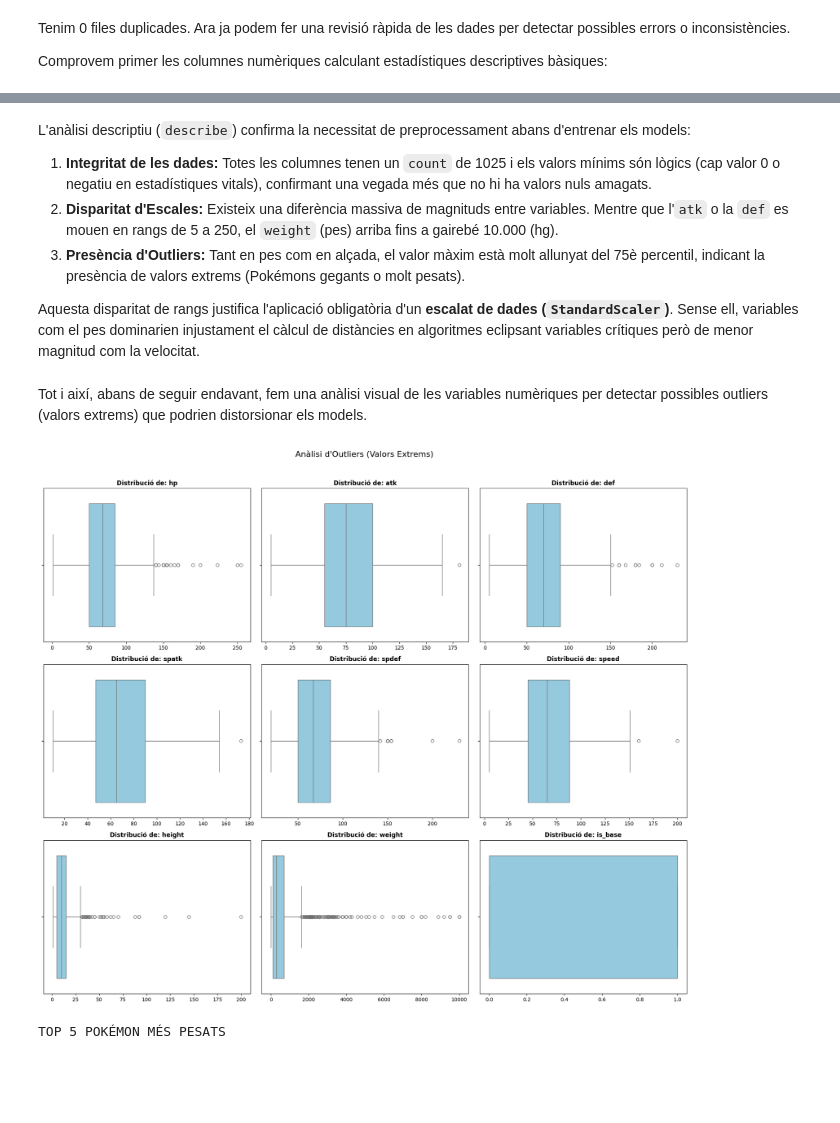
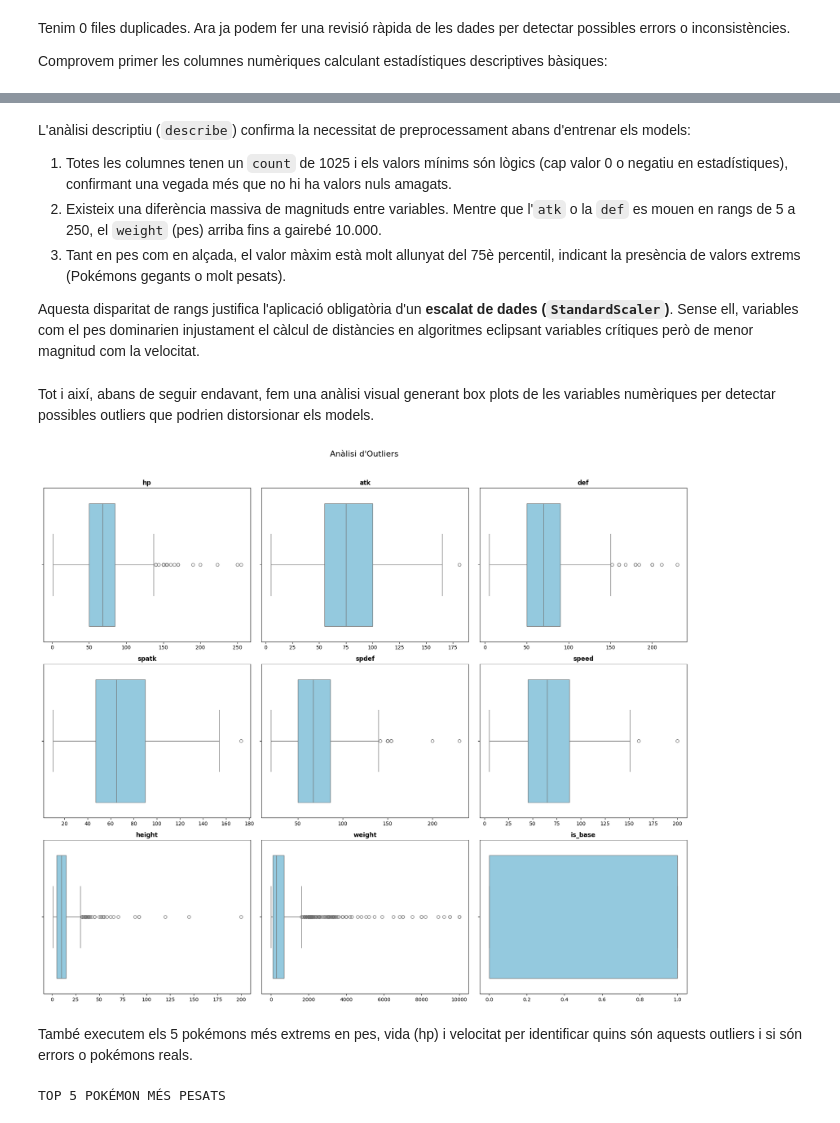
Before and after one commit to Gpascual11/MD005_SBC, a Jupyter notebook: 2. Clasificacion/MD005_S2_GerardPascual.ipynb, the cells around one changed output, grey strips where cells are left out. Saved outputs shown, nothing was run; the diff lists cells and outputs as text; code cells hidden in the pictures; blank space fills up the shorter version.

```diff
--- a/2. Clasificacion/MD005_S2_GerardPascual.ipynb
+++ b/2. Clasificacion/MD005_S2_GerardPascual.ipynb
@@ -190,38 +206,40 @@ df.describe()
 # %% [markdown]
 L'anàlisi descriptiu (`describe`) confirma la necessitat de preprocessament abans d'entrenar els models:
 
-1. **Integritat de les dades:** Totes les columnes tenen un `count` de 1025 i els valors mínims són lògics (cap valor 0 o negatiu en estadístiques vitals), confirmant una vegada més que no hi ha valors nuls amagats.
-2. **Disparitat d'Escales:** Existeix una diferència massiva de magnituds entre variables. Mentre que l'`atk` o la `def` es mouen en rangs de 5 a 250, el `weight` (pes) arriba fins a gairebé 10.000 (hg).
-3. **Presència d'Outliers:** Tant en pes com en alçada, el valor màxim està molt allunyat del 75è percentil, indicant la presència de valors extrems (Pokémons gegants o molt pesats).
+1. Totes les columnes tenen un `count` de 1025 i els valors mínims són lògics (cap valor 0 o negatiu en estadístiques), confirmant una vegada més que no hi ha valors nuls amagats.
+2. Existeix una diferència massiva de magnituds entre variables. Mentre que l'`atk` o la `def` es mouen en rangs de 5 a 250, el `weight` (pes) arriba fins a gairebé 10.000.
+3. Tant en pes com en alçada, el valor màxim està molt allunyat del 75è percentil, indicant la presència de valors extrems (Pokémons gegants o molt pesats).
 
 Aquesta disparitat de rangs justifica l'aplicació obligatòria d'un **escalat de dades (`StandardScaler`)**. Sense ell, variables com el pes dominarien injustament el càlcul de distàncies en algoritmes eclipsant variables crítiques però de menor magnitud com la velocitat.
 # %% [markdown]
-Tot i així, abans de seguir endavant, fem una anàlisi visual de les variables numèriques per detectar possibles outliers (valors extrems) que podrien distorsionar els models.
+Tot i així, abans de seguir endavant, fem una anàlisi visual generant box plots de les variables numèriques per detectar possibles outliers que podrien distorsionar els models.
 # %%
 numeric_cols = df.select_dtypes(include=['number']).columns.tolist()
 plot_cols = [c for c in numeric_cols]
 
 num_plots = len(plot_cols)
 cols = 3
 rows = math.ceil(num_plots / cols)
 
 fig, axes = plt.subplots(rows, cols, figsize=(18, 5 * rows))
 axes = axes.flatten()
 
 for i, col in enumerate(plot_cols):
     sns.boxplot(data=df, x=col, ax=axes[i], color='skyblue')
 
-    axes[i].set_title(f'Distribució de: {col}', fontweight='bold')
+    axes[i].set_title(f'{col}', fontweight='bold')
     axes[i].set_xlabel('')
 
 for j in range(i + 1, len(axes)):
     axes[j].axis('off')
 
-plt.suptitle('Anàlisi d\'Outliers (Valors Extrems)', fontsize=16, y=1.02)
+plt.suptitle('Anàlisi d\'Outliers', fontsize=16, y=1.02)
 plt.tight_layout()
 plt.show()
 # %% [output]
-[figure, old version]
+[figure, new version]
+# %% [markdown]
+També executem els 5 pokémons més extrems en pes, vida (hp) i velocitat per identificar quins són aquests outliers i si són errors o pokémons reals.
 # %%
 print("TOP 5 POKÉMON MÉS PESATS")
 display(df[['weight', 'rank', 'generation']].nlargest(5, 'weight'))
```
Also changed, not shown: parts of 51 cells of this notebook.
